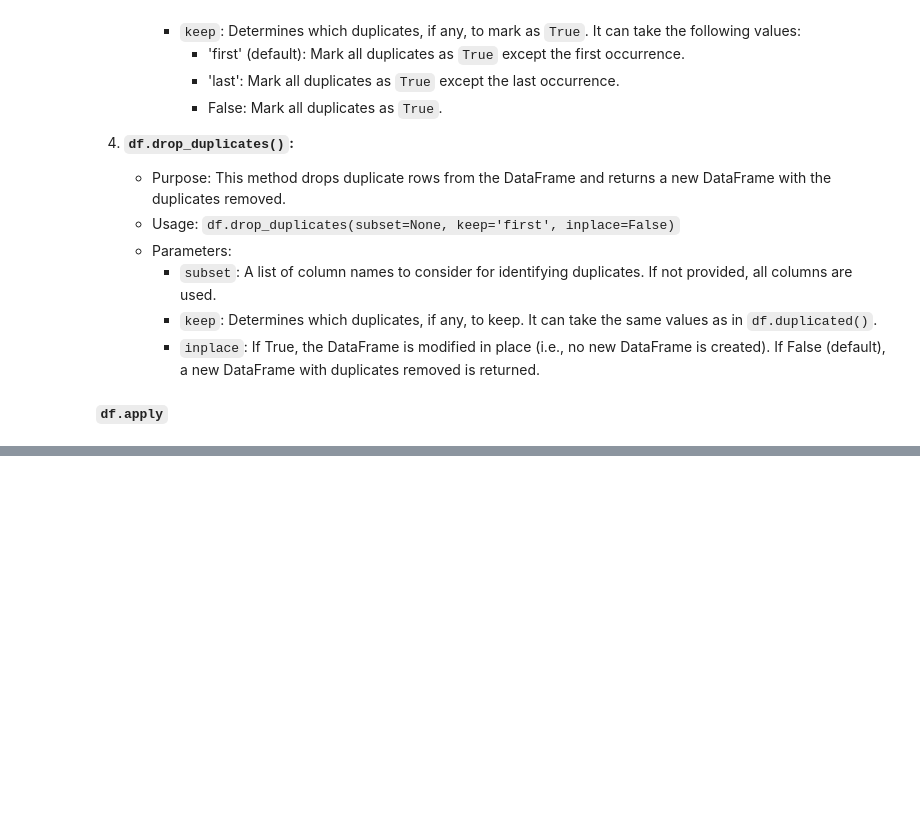
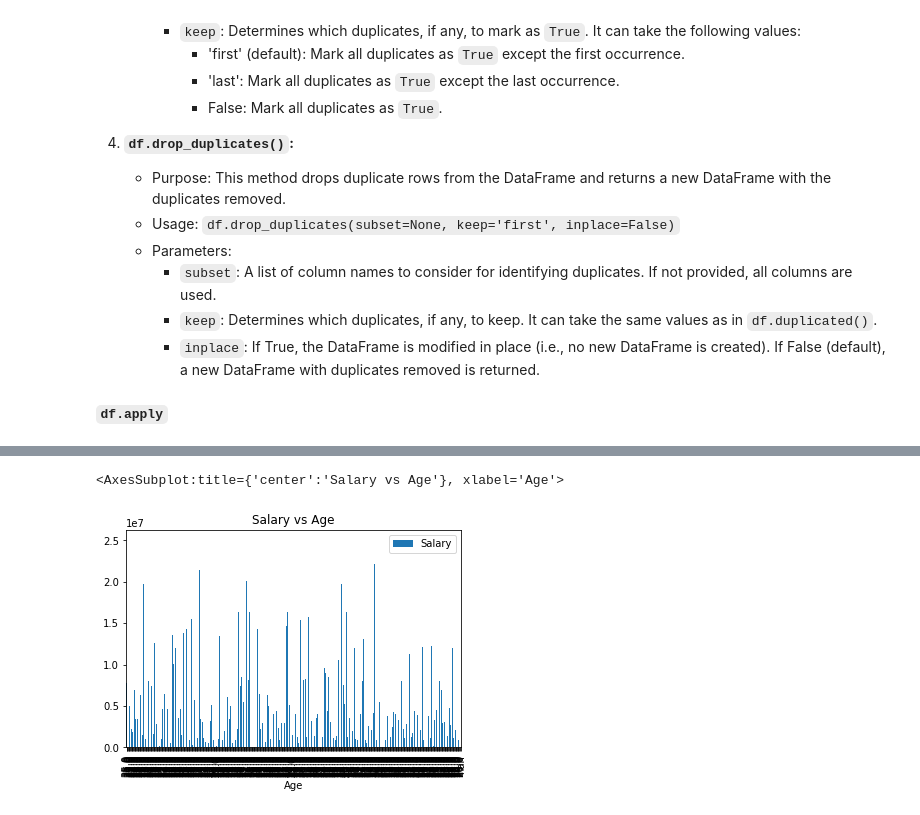
Before and after one commit to ajitsingh98/Hands-on-with-Pandas, a Jupyter notebook: Hands-On-With-Pandas.ipynb, the cells around one changed output, grey strips where cells are left out. Drawn from its saved outputs; the diff is of its cells as text; code cells hidden in the pictures; blank space fills up the shorter version.

```diff
--- a/Hands-On-With-Pandas.ipynb
+++ b/Hands-On-With-Pandas.ipynb
@@ -918,0 +1174,7 @@ TypeError: 'function' object is not iterable
+# %%
+df = pd.read_csv("data/nba.csv")
+# %%
+df.plot(x='Age', y='Salary', kind='bar', title='Salary vs Age')
+# %% [output]
+<AxesSubplot:title={'center':'Salary vs Age'}, xlabel='Age'>
+[figure, added]
```
Also changed, not shown: parts of 39 cells of this notebook.
